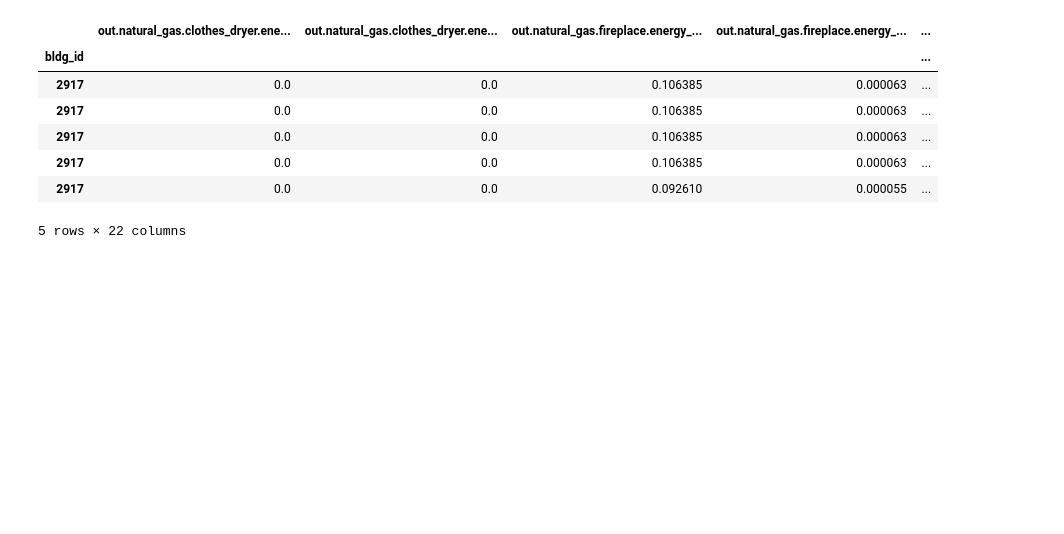
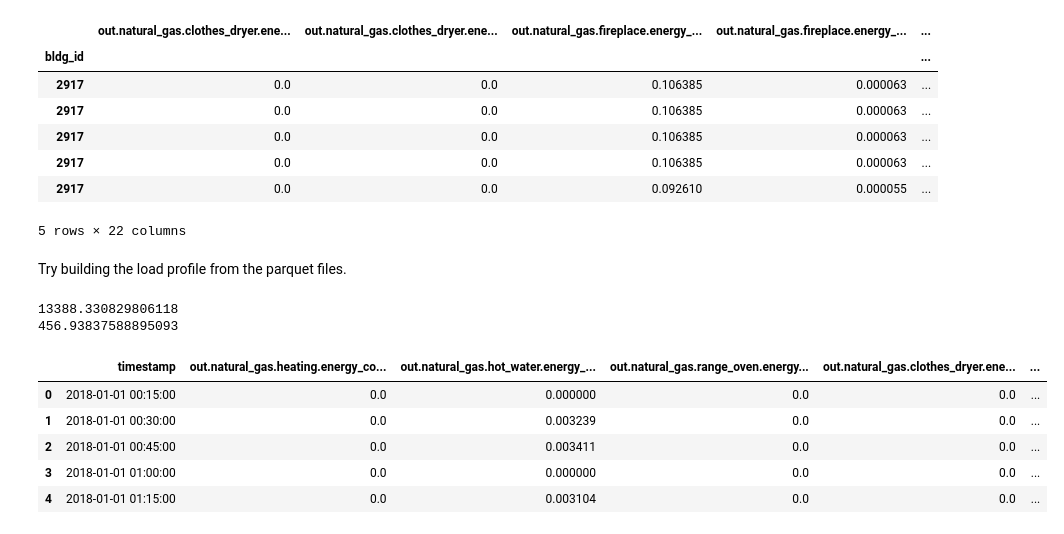
Before and after one commit to antiroyalty/ca-climate-action-initiative, a Jupyter notebook: backend/adapters/sam/step4_gas_usage.ipynb, the cells around one changed output. Cells and saved outputs as stored; diff of their text form; code cells hidden in the pictures; blank space fills up the shorter version.

```diff
--- a/backend/adapters/sam/step4_gas_usage.ipynb
+++ b/backend/adapters/sam/step4_gas_usage.ipynb
@@ -174,0 +123,69 @@ average_profile['average_total_load_therms'] = average_profile['average_total_lo
+# %% [markdown]
+Try building the load profile from the parquet files.
+# %%
+natural_gas_end_uses = [
+    'out.natural_gas.heating.energy_consumption',
+    'out.natural_gas.hot_water.energy_consumption',
+    'out.natural_gas.range_oven.energy_consumption',
+    'out.natural_gas.clothes_dryer.energy_consumption',
+    'out.natural_gas.fireplace.energy_consumption',
+]
+
+kwh_to_therms = 0.0341296  # Conversion factor from kWh to therms
+
+gas_8760_data = pd.DataFrame()
+
+scenario = "scenario-baseline"
+housing_type = "single-family-detached"
+directory = f"alameda/{scenario}/{housing_type}/step1_buildings/"
+
+# Counter for the number of buildings
+building_count = 0
+
+for file_name in os.listdir(directory):
+    file_path = os.path.join(directory, file_name)
+    if file_path.endswith('.parquet'):
+        data = pd.read_parquet(file_path)
+        data = data.reset_index()  # Reset the index to turn 'timestamp' into a column
+
+        if 'timestamp' in data.columns and all(col in data.columns for col in natural_gas_end_uses):
+            data['timestamp'] = pd.to_datetime(data['timestamp'])
+            data = data[['timestamp'] + natural_gas_end_uses]
+            data['calculated.natural_gas.total.kwh'] = data[natural_gas_end_uses].sum(axis=1)
+            gas_8760_data = pd.concat([gas_8760_data, data], axis=0, ignore_index=True)
+            building_count += 1  # Increment the building count
+
+# Sum the values across all buildings
+natural_gas_sum = gas_8760_data[natural_gas_end_uses].sum()
+
+# Divide by the number of buildings to normalize the data
+natural_gas_avg_per_building = natural_gas_sum / building_count
+
+# Add the normalized total column in kWh
+gas_8760_data['calculated.natural_gas.total.kwh'] = gas_8760_data[natural_gas_end_uses].sum(axis=1) / building_count
+
+# Create a column for total therms
+gas_8760_data['calculated.natural_gas.total.therms'] = gas_8760_data['calculated.natural_gas.total.kwh'] * kwh_to_therms
+
+# Normalize the total annual natural gas consumption across all buildings
+annual_natural_gas_used_by_all_buildings_kwh = gas_8760_data['calculated.natural_gas.total.kwh'].sum()
+annual_natural_gas_used_by_all_buildings_therms = annual_natural_gas_used_by_all_buildings_kwh * kwh_to_therms
+
+# Update the annual natural gas for each end use based on the number of buildings
+for end_use in natural_gas_end_uses:
+    gas_8760_data[end_use] = gas_8760_data[end_use] / building_count
+
+print(annual_natural_gas_used_by_all_buildings_kwh)
+print(annual_natural_gas_used_by_all_buildings_therms)
+# %% [output]
+13388.330829806118
+456.93837588895093
+# %%
+gas_8760_data.head()
+# %% [output]
+|  | timestamp | out.natural_gas.heating.energy_co... | out.natural_gas.hot_water.energy_... | out.natural_gas.range_oven.energy... | out.natural_gas.clothes_dryer.ene... | ... |
+| 0 | 2018-01-01 00:15:00 | 0.0 | 0.000000 | 0.0 | 0.0 | ... |
+| 1 | 2018-01-01 00:30:00 | 0.0 | 0.003239 | 0.0 | 0.0 | ... |
+| 2 | 2018-01-01 00:45:00 | 0.0 | 0.003411 | 0.0 | 0.0 | ... |
+| 3 | 2018-01-01 01:00:00 | 0.0 | 0.000000 | 0.0 | 0.0 | ... |
+| 4 | 2018-01-01 01:15:00 | 0.0 | 0.003104 | 0.0 | 0.0 | ... |
```
Also changed, not shown: parts of 11 cells of this notebook.
